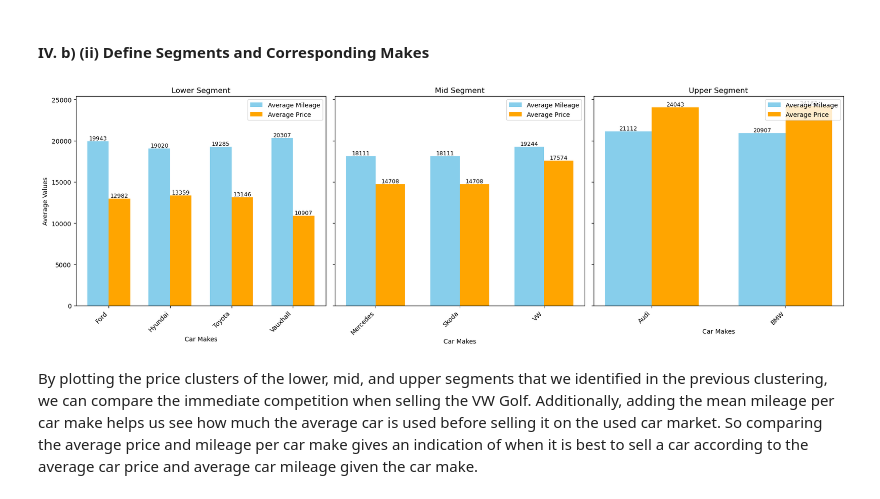
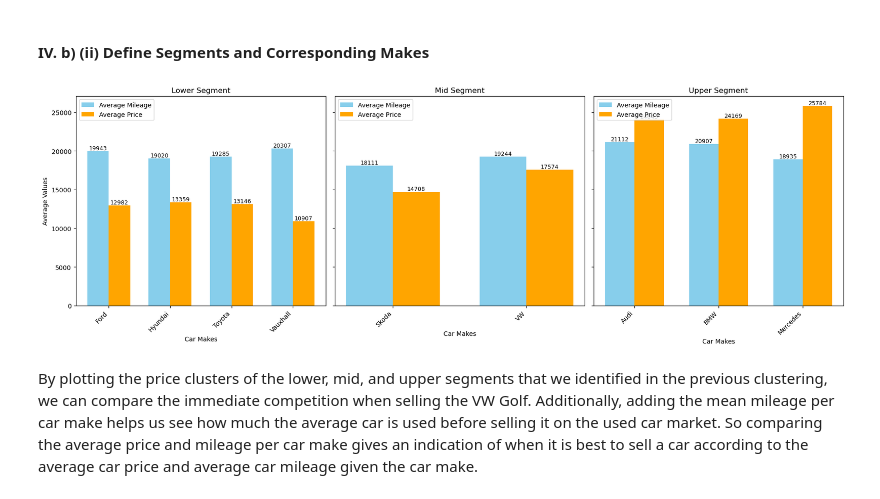
Before and after one commit to pholmes116/UK-used-car-prices-public, a Jupyter notebook: UK_car_rental.ipynb, the cells around one changed output. Cells and saved outputs as stored; diff of their text form; code cells hidden in the pictures.

```diff
--- a/UK_car_rental.ipynb
+++ b/UK_car_rental.ipynb
@@ -232,23 +229,23 @@ The Kaggle API requires the user who runs the code to populate the Kaggle librar
 The following data gathered from the Kaggle dataset was uploaded into the GitHub repository from where we are loading it into seperate dataframes. Ultimately all cars data, which are seperated into the makes by .csv files, are merged together into one large dataframe, allowing us to perform EDA on the UK used cars landscape.
 # %%
 # Load retrieved data into DataFrames and modify
-uk_cars_audi = pd.read_csv("audi.csv")
+uk_cars_audi = pd.read_csv("Car CSVs/audi.csv")
 uk_cars_audi["Make"] = "Audi"
-uk_cars_bmw = pd.read_csv("bmw.csv")
+uk_cars_bmw = pd.read_csv("Car CSVs/bmw.csv")
 uk_cars_bmw["Make"] = "BMW"
-uk_cars_ford = pd.read_csv("ford.csv")
+uk_cars_ford = pd.read_csv("Car CSVs/ford.csv")
 uk_cars_ford["Make"] = "Ford"
-uk_cars_hyundai = pd.read_csv("hyundi.csv")
+uk_cars_hyundai = pd.read_csv("Car CSVs/hyundai.csv")
 uk_cars_hyundai["Make"] = "Hyundai"
-uk_cars_mercedes = pd.read_csv("skoda.csv")
+uk_cars_mercedes = pd.read_csv("Car CSVs/merc.csv")
 uk_cars_mercedes["Make"] = "Mercedes"
-uk_cars_skoda = pd.read_csv("skoda.csv")
+uk_cars_skoda = pd.read_csv("Car CSVs/skoda.csv")
 uk_cars_skoda["Make"] = "Skoda"
-uk_cars_toyota = pd.read_csv("toyota.csv")
+uk_cars_toyota = pd.read_csv("Car CSVs/toyota.csv")
 uk_cars_toyota["Make"] = "Toyota"
-uk_cars_vauxhall = pd.read_csv("vauxhall.csv")
+uk_cars_vauxhall = pd.read_csv("Car CSVs/vauxhall.csv")
 uk_cars_vauxhall["Make"] = "Vauxhall"
-uk_cars_vw = pd.read_csv("vw.csv")
+uk_cars_vw = pd.read_csv("Car CSVs/vw.csv")
 uk_cars_vw["Make"] = "VW"
 
 # Merge to one DataFrame
@@ -674,43 +633,43 @@ In this chart we are able to observe the distribution of car prices per car make
 # Define the segments and their corresponding makes
 segments = {
     "Lower Segment": ["Vauxhall", "Ford", "Toyota", "Hyundai"],
-    "Mid Segment": ["Skoda", "Mercedes", "VW"],
-    "Upper Segment": ["Audi", "BMW"]
+    "Mid Segment": ["Skoda", "VW"],
+    "Upper Segment": ["Mercedes", "Audi", "BMW"]
 }
 
 fig, axes = plt.subplots(1, 3, figsize=(18, 6), sharey=True)
 
 # Group data by 'Make' and calculate average mileage and price
 make_stats = uk_cars_data.groupby('Make')[['mileage', 'price']].mean().reset_index()
 
 # Plot for each segment
 for idx, (segment_name, makes) in enumerate(segments.items()):
     segment_stats = make_stats[make_stats['Make'].isin(makes)]
     x = np.arange(len(segment_stats['Make']))
     width = 0.35
     average_mileage = segment_stats['mileage']
     average_price = segment_stats['price']
 
     # Plot bars for mileage and price
     bars1 = axes[idx].bar(x - width/2, average_mileage, width, label='Average Mileage', color='skyblue', capsize=5)
     bars2 = axes[idx].bar(x + width/2, average_price, width, label='Average Price', color='orange', capsize=5)
 
     # Customize the subplot
     for bar in bars1:
         axes[idx].text(bar.get_x() + bar.get_width() / 2, bar.get_height(), f'{int(bar.get_height())}', ha='center', va='bottom', fontsize=9)
     for bar in bars2:
         axes[idx].text(bar.get_x() + bar.get_width() / 2, bar.get_height(), f'{int(bar.get_height())}', ha='center', va='bottom', fontsize=9)
     axes[idx].set_title(segment_name)
     axes[idx].set_xticks(x)
     axes[idx].set_xticklabels(segment_stats['Make'], rotation=45, ha='right')
     axes[idx].set_xlabel('Car Makes')
     axes[idx].set_ylabel('Average Values' if idx == 0 else "")
-    axes[idx].legend(loc='upper right')
+    axes[idx].legend(loc='upper left')
 
 plt.tight_layout()
 plt.show()
 # %% [output]
-[figure, old version]
+[figure, new version]
 # %% [markdown]
 By plotting the price clusters of the lower, mid, and upper segments that we identified in the previous clustering, we can compare the immediate competition when selling the VW Golf. Additionally, adding the mean mileage per car make helps us see how much the average car is used before selling it on the used car market. So comparing the average price and mileage per car make gives an indication of when it is best to sell a car according to the average car price and average car mileage given the car make.
 # %% [markdown]
```
Also changed, not shown: parts of 18 cells of this notebook.
